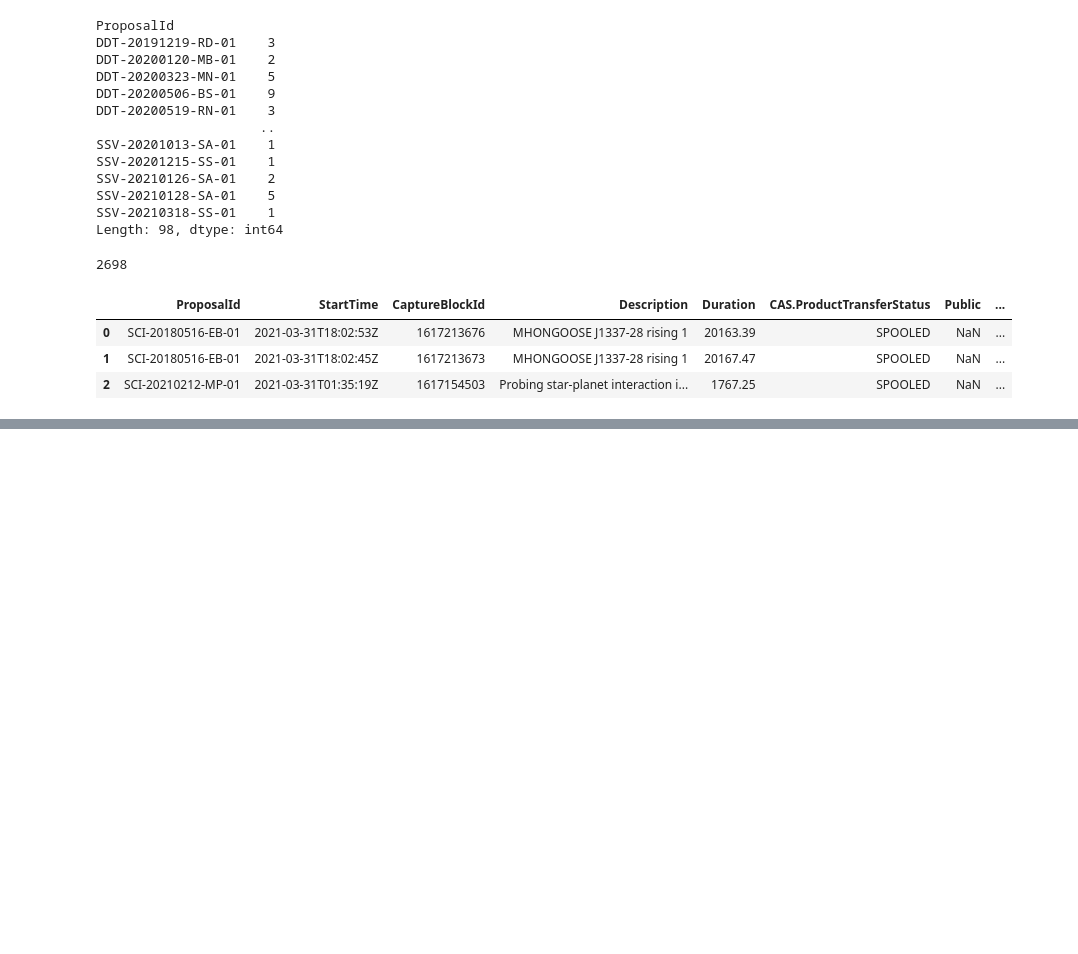
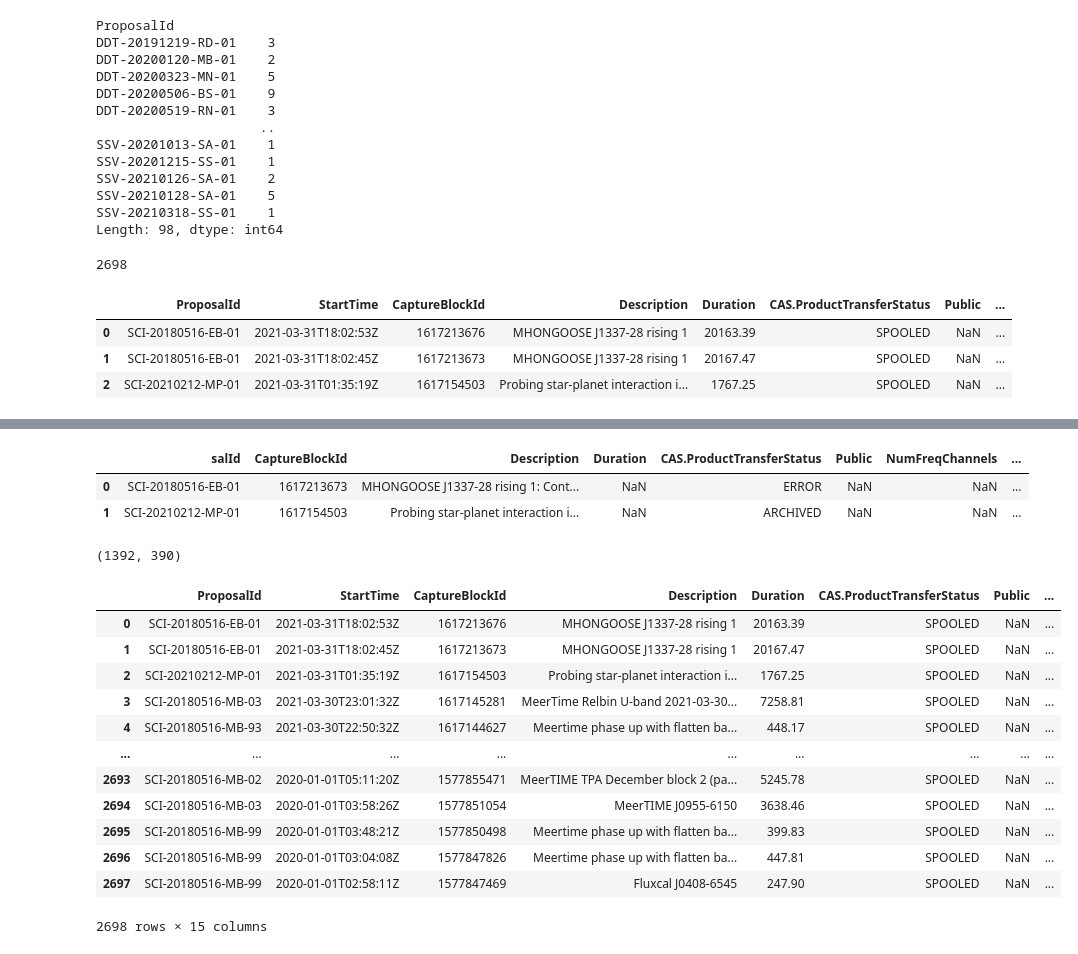
Before and after one commit to Oarabile-Hope/Data-Challanges, a Jupyter notebook: Data-Challanges.ipynb, the cells around one changed output, grey strips where cells are left out. Drawn from its saved outputs; the diff is of its cells as text; code cells hidden in the pictures; blank space fills up the shorter version.

```diff
--- a/Data-Challanges.ipynb
+++ b/Data-Challanges.ipynb
@@ -230,0 +225,6 @@ writer.save()
+# %%
+continuum_info.head(2)
+# %% [output]
+|  | salId | CaptureBlockId | Description | Duration | CAS.ProductTransferStatus | Public | NumFreqChannels | ... |
+| 0 | SCI-20180516-EB-01 | 1617213673 | MHONGOOSE J1337-28 rising 1: Cont... | NaN | ERROR | NaN | NaN | ... |
+| 1 | SCI-20210212-MP-01 | 1617154503 | Probing star-planet interaction i... | NaN | ARCHIVED | NaN | NaN | ... |
@@ -230,0 +238,37 @@ writer.save()
+# %%
+spectral_cbids = []
+for i in spectral_info['grouped']['CaptureBlockId']['groups']:
+    spectral_cbids.append(int(i['groupValue']))
+# %%
+spectral_indices = []
+for i in spectral_cbids:
+    spectral_index = np.where(observations['CaptureBlockId'] == i)
+    spectral_indices.append(spectral_index)
+# %%
+len(continuum_indices), len(spectral_indices)
+# %% [output]
+(1392, 390)
+# %%
+observations['hasimage (spec/cont)'] = 0
+# %%
+for i in spectral_indices:
+    observations.loc[i[0], "hasimage (spec/cont)"] = 1
+
+for ids in continuum_indices:
+    observations.loc[ids[0], "hasimage (spec/cont)"] = 1
+# %%
+observations
+# %% [output]
+|  | ProposalId | StartTime | CaptureBlockId | Description | Duration | CAS.ProductTransferStatus | Public | ... |
+| 0 | SCI-20180516-EB-01 | 2021-03-31T18:02:53Z | 1617213676 | MHONGOOSE J1337-28 rising 1 | 20163.39 | SPOOLED | NaN | ... |
+| 1 | SCI-20180516-EB-01 | 2021-03-31T18:02:45Z | 1617213673 | MHONGOOSE J1337-28 rising 1 | 20167.47 | SPOOLED | NaN | ... |
+| 2 | SCI-20210212-MP-01 | 2021-03-31T01:35:19Z | 1617154503 | Probing star-planet interaction i... | 1767.25 | SPOOLED | NaN | ... |
+| 3 | SCI-20180516-MB-03 | 2021-03-30T23:01:32Z | 1617145281 | MeerTime Relbin U-band 2021-03-30... | 7258.81 | SPOOLED | NaN | ... |
+| 4 | SCI-20180516-MB-93 | 2021-03-30T22:50:32Z | 1617144627 | Meertime phase up with flatten ba... | 448.17 | SPOOLED | NaN | ... |
+| ... | ... | ... | ... | ... | ... | ... | ... | ... |
+| 2693 | SCI-20180516-MB-02 | 2020-01-01T05:11:20Z | 1577855471 | MeerTIME TPA December block 2 (pa... | 5245.78 | SPOOLED | NaN | ... |
+| 2694 | SCI-20180516-MB-03 | 2020-01-01T03:58:26Z | 1577851054 | MeerTIME J0955-6150 | 3638.46 | SPOOLED | NaN | ... |
+| 2695 | SCI-20180516-MB-99 | 2020-01-01T03:48:21Z | 1577850498 | Meertime phase up with flatten ba... | 399.83 | SPOOLED | NaN | ... |
+| 2696 | SCI-20180516-MB-99 | 2020-01-01T03:04:08Z | 1577847826 | Meertime phase up with flatten ba... | 447.81 | SPOOLED | NaN | ... |
+| 2697 | SCI-20180516-MB-99 | 2020-01-01T02:58:11Z | 1577847469 | Fluxcal J0408-6545 | 247.90 | SPOOLED | NaN | ... |
+2698 rows × 15 columns
```
Also changed, not shown: parts of 11 cells of this notebook, 9 other files.
